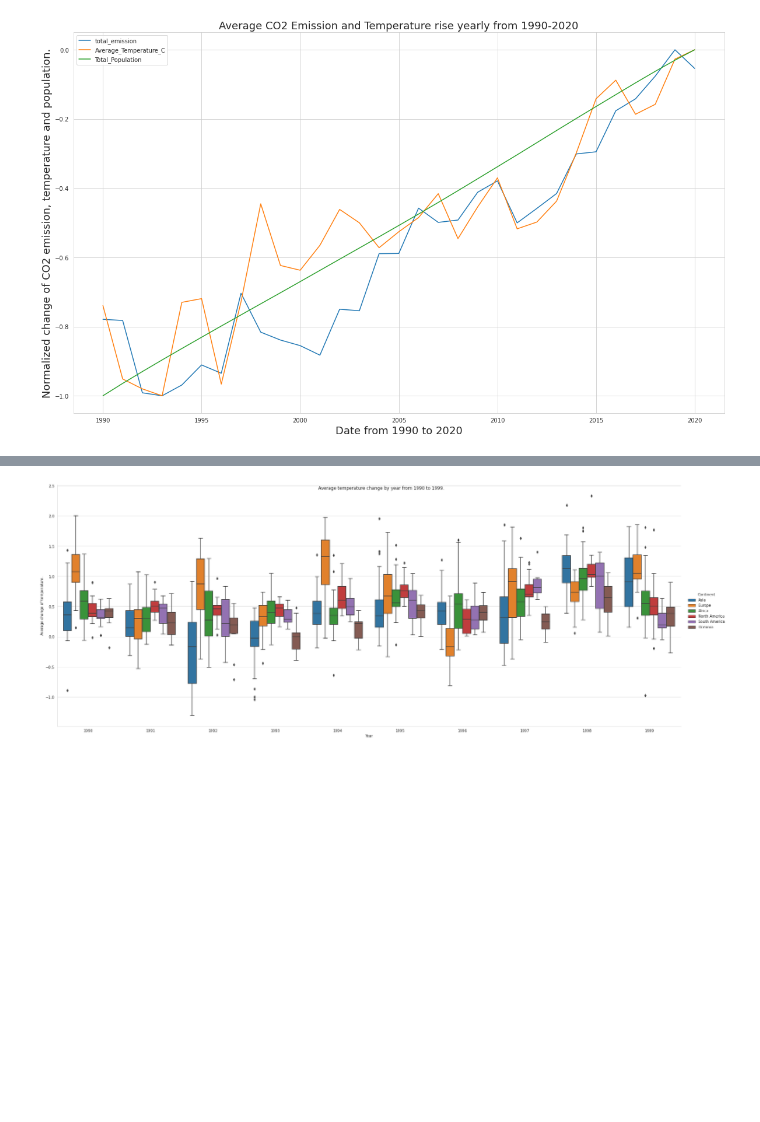
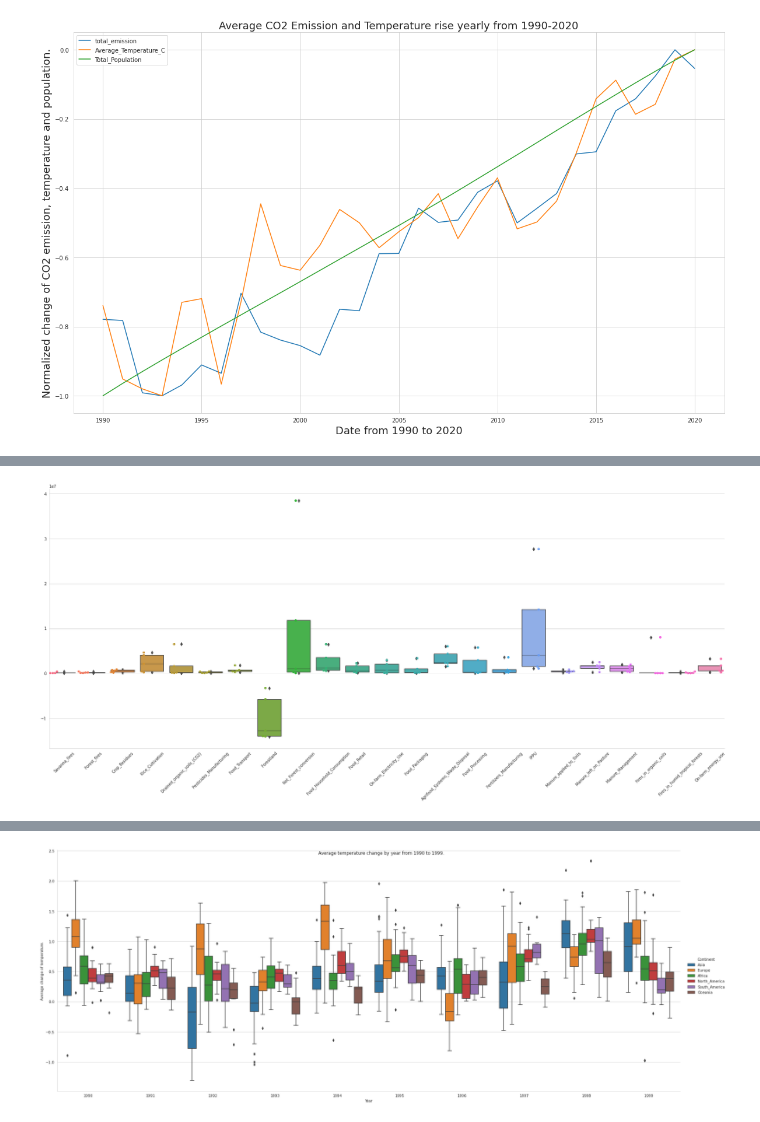
Before and after one commit to ptrGSKA/Agro-food_CO2_emission, a Jupyter notebook: agri-food_co2_emission.ipynb, the cells around one changed output, grey strips where cells are left out. Saved outputs shown, nothing was run; the diff lists cells and outputs as text; code cells hidden in the pictures; blank space fills up the shorter version.

```diff
--- a/agri-food_co2_emission.ipynb
+++ b/agri-food_co2_emission.ipynb
@@ -87,5 +103,3 @@ Total_Population_Female               0
 total_emission                        0
 Average_Temperature_C                 0
 dtype: int64
-# %%
-df.fillna(0, inplace = True)
@@ -189,0 +338,25 @@ Text(0, 0.5, 'Emission of CO2')
+# %%
+top10 = ['China, mainland','Brazil','Indonesia','United States of America', 'India'] #, 'Democratic Republic of the Congo', 'Canada', 'Japan','Mexico','Germany'
+df_top_bool = df['Area'].isin(top10)
+df_top10 = df[df_top_bool]
+
+df_top10_grp = df_top10.groupby('Area')[['Savanna_fires','Forest_fires', 'Crop_Residues',
+                                       'Rice_Cultivation', 'Drained_organic_soils_(CO2)',  'Pesticides_Manufacturing',
+                                       'Food_Transport', 'Forestland', 'Net_Forest_conversion',
+                                       'Food_Household_Consumption', 'Food_Retail', 'On-farm_Electricity_Use',
+                                       'Food_Packaging', 'Agrifood_Systems_Waste_Disposal', 'Food_Processing',
+                                       'Fertilizers_Manufacturing', 'IPPU', 'Manure_applied_to_Soils',
+                                       'Manure_left_on_Pasture', 'Manure_Management', 'Fires_in_organic_soils',
+                                       'Fires_in_humid_tropical_forests', 'On-farm_energy_use']].sum()
+
+df_top10_grp.reset_index()
+sns.catplot(data = df_top10_grp,
+            kind = 'boxen',
+            height=10,
+            aspect=2.5,
+            errorbar = None)
+sns.swarmplot(data = df_top10_grp, size = 6, dodge = True)
+plt.xticks(rotation = 45)
+plt.show()
+# %% [output]
+[figure, added]
```
Also changed, not shown: parts of 24 cells of this notebook, 3 other files.
